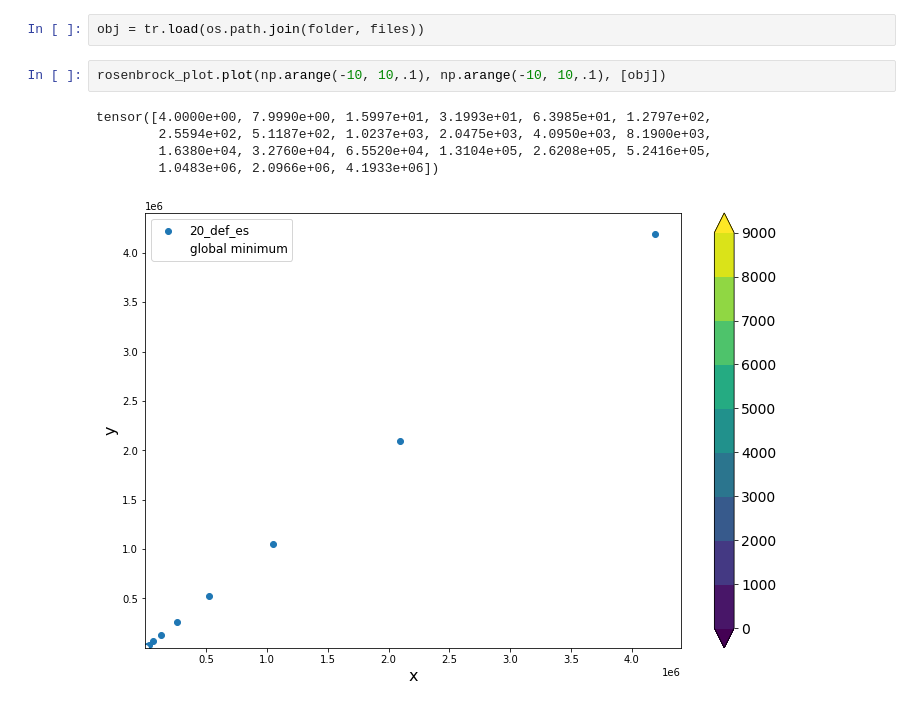
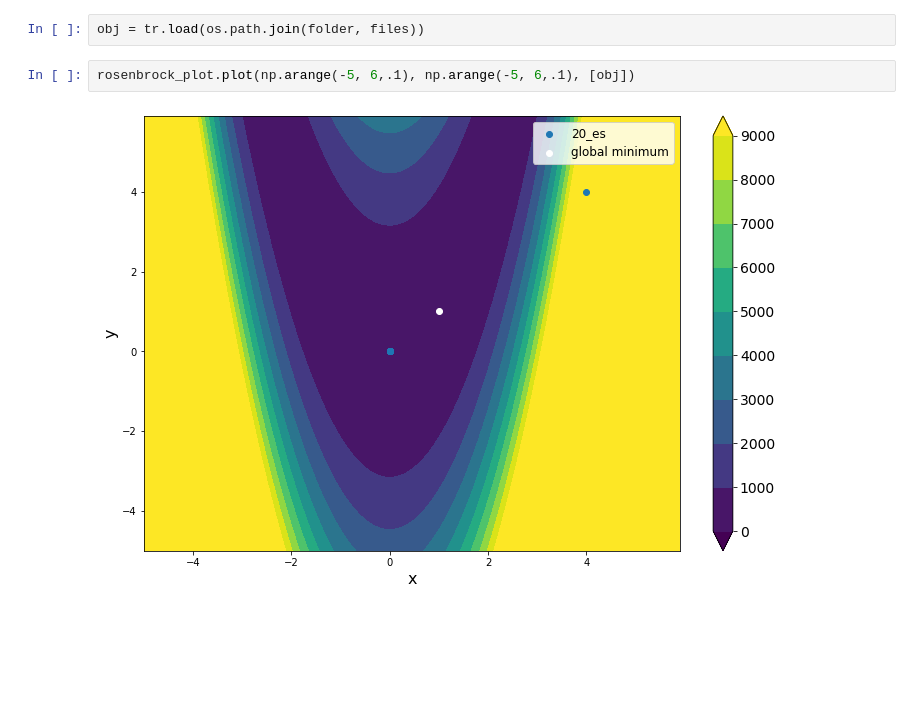
Before and after one commit to hgl71964/bayesian_optimisation, a Jupyter notebook: global_search_BO/benchmark.ipynb, the cells around one changed output. Drawn from its saved outputs; the diff is of its cells as text; blank space fills up the shorter version.

```diff
--- a/global_search_BO/benchmark.ipynb
+++ b/global_search_BO/benchmark.ipynb
@@ -21,10 +21,6 @@ files = f"{os.listdir(folder)[index]}"
 # %%
 obj = tr.load(os.path.join(folder, files))
 # %%
-rosenbrock_plot.plot(np.arange(-10, 10,.1), np.arange(-10, 10,.1), [obj])
+rosenbrock_plot.plot(np.arange(-5, 6,.1), np.arange(-5, 6,.1), [obj])
 # %% [output]
-tensor([4.0000e+00, 7.9990e+00, 1.5997e+01, 3.1993e+01, 6.3985e+01, 1.2797e+02,
-        2.5594e+02, 5.1187e+02, 1.0237e+03, 2.0475e+03, 4.0950e+03, 8.1900e+03,
-        1.6380e+04, 3.2760e+04, 6.5520e+04, 1.3104e+05, 2.6208e+05, 5.2416e+05,
-        1.0483e+06, 2.0966e+06, 4.1933e+06])
-[figure, old version]
+[figure, new version]
```
Also changed, not shown: parts of 4 cells of this notebook, 10 other files.
